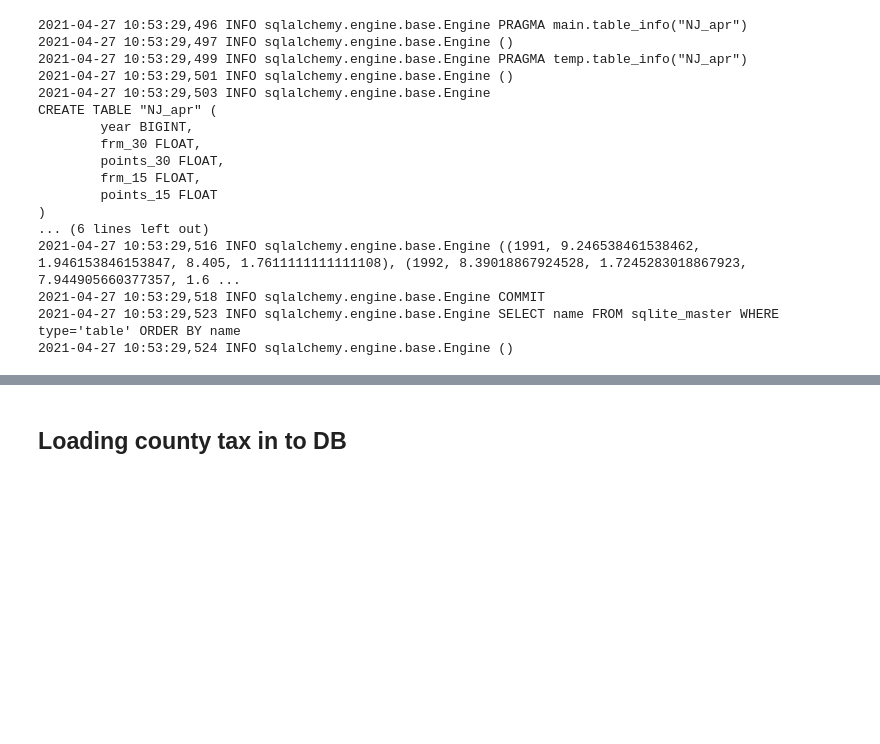
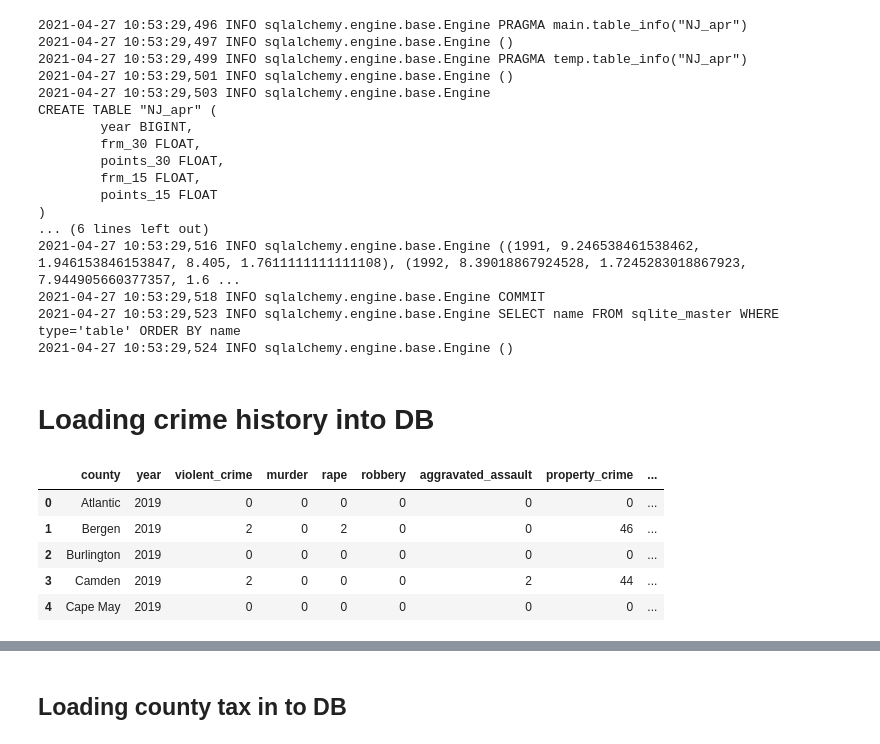
Before and after one commit to NinaLAnderson3/Project3, a Jupyter notebook: Jupyter notebooks/NJ_CRIME_ETL.ipynb, the cells around one changed output, grey strips where cells are left out. Cells and saved outputs as stored; diff of their text form; code cells hidden in the pictures; blank space fills up the shorter version.

Commit message:
added crime history dataset

```diff
--- a/Jupyter notebooks/NJ_CRIME_ETL.ipynb
+++ b/Jupyter notebooks/NJ_CRIME_ETL.ipynb
@@ -506,3 +510,15 @@ CREATE TABLE "NJ_apr" (
 2021-04-27 10:53:29,518 INFO sqlalchemy.engine.base.Engine COMMIT
 2021-04-27 10:53:29,523 INFO sqlalchemy.engine.base.Engine SELECT name FROM sqlite_master WHERE type='table' ORDER BY name
 2021-04-27 10:53:29,524 INFO sqlalchemy.engine.base.Engine ()
+# %% [markdown]
+# Loading crime history into DB
+# %%
+crime_hist_data = pd.read_csv('../Resources/NJ_crime.csv')
+crime_hist_data.head()
+# %% [output]
+|  | county | year | violent_crime | murder | rape | robbery | aggravated_assault | property_crime | ... |
+| 0 | Atlantic | 2019 | 0 | 0 | 0 | 0 | 0 | 0 | ... |
+| 1 | Bergen | 2019 | 2 | 0 | 2 | 0 | 0 | 46 | ... |
+| 2 | Burlington | 2019 | 0 | 0 | 0 | 0 | 0 | 0 | ... |
+| 3 | Camden | 2019 | 2 | 0 | 0 | 0 | 2 | 44 | ... |
+| 4 | Cape May | 2019 | 0 | 0 | 0 | 0 | 0 | 0 | ... |
```
Also changed, not shown: parts of 3 cells of this notebook, 4 other files.
